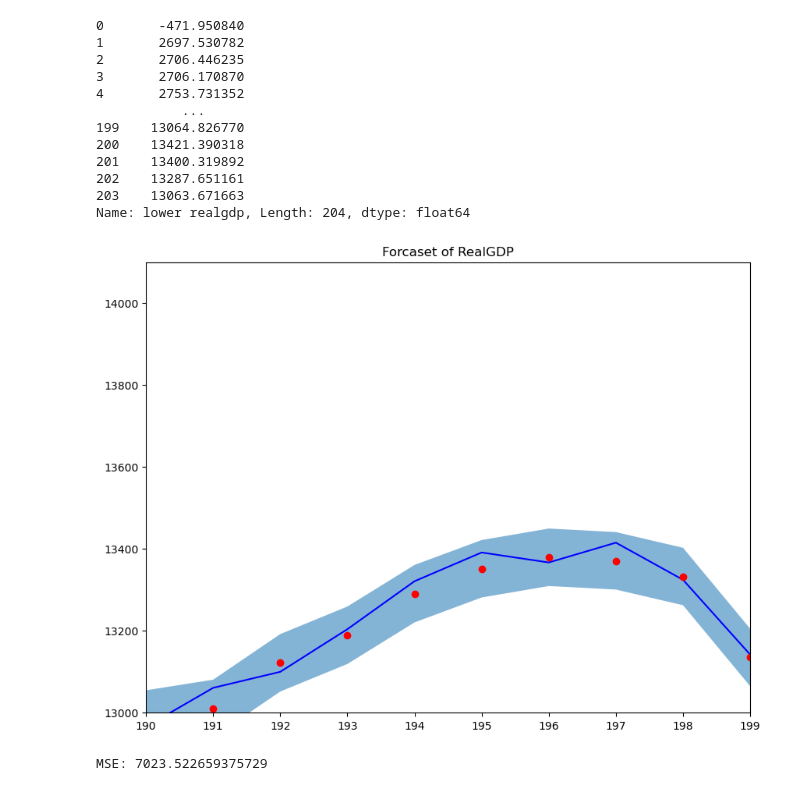
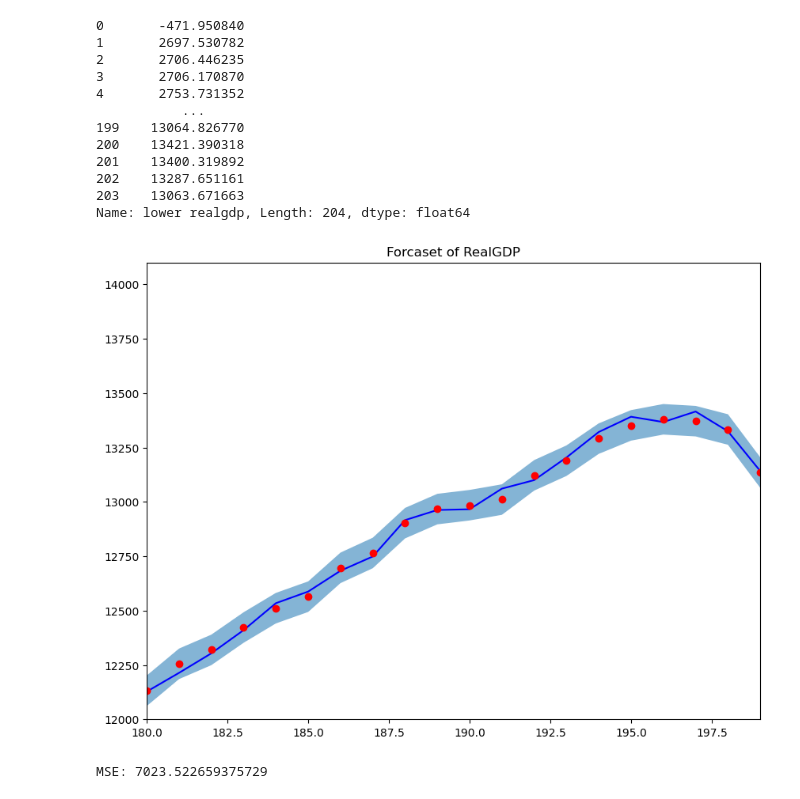
Before and after one commit to Chefi/AppliedTimeSeriesAnalysisWithPython, a Jupyter notebook: HOTSAP_SARIMAX.ipynb, the cells around one changed output. Saved outputs shown, nothing was run; the diff lists cells and outputs as text; code cells hidden in the pictures.

```diff
--- a/HOTSAP_SARIMAX.ipynb
+++ b/HOTSAP_SARIMAX.ipynb
@@ -284,16 +297,16 @@ Name: lower realgdp, Length: 204, dtype: float64
 # %%
 fig, ax = plt.subplots()
 ax.plot(macro_data['realgdp'], color='blue')
 ax.plot(idx[-n_forecast:], predict.predicted_mean[-n_forecast:], 'k--')
 ax.plot(predict.predicted_mean, 'ro')
 ax.fill_between(idx, predict_ci.iloc[:,0], predict_ci.iloc[:,1], alpha=0.55)
-ax.set_xlim(190,199)
-ax.set_ylim(13000, 14100)
+ax.set_xlim(180,199)
+ax.set_ylim(12000, 14100)
 
 ax.set_title('Forcaset of RealGDP')
 plt.show()
 # %% [output]
-[figure, old version]
+[figure, new version]
 # %%
 mse = mean_squared_error(macro_data['realgdp'], predict.predicted_mean[:203])
 
```
Also changed, not shown: parts of 2 cells of this notebook.
